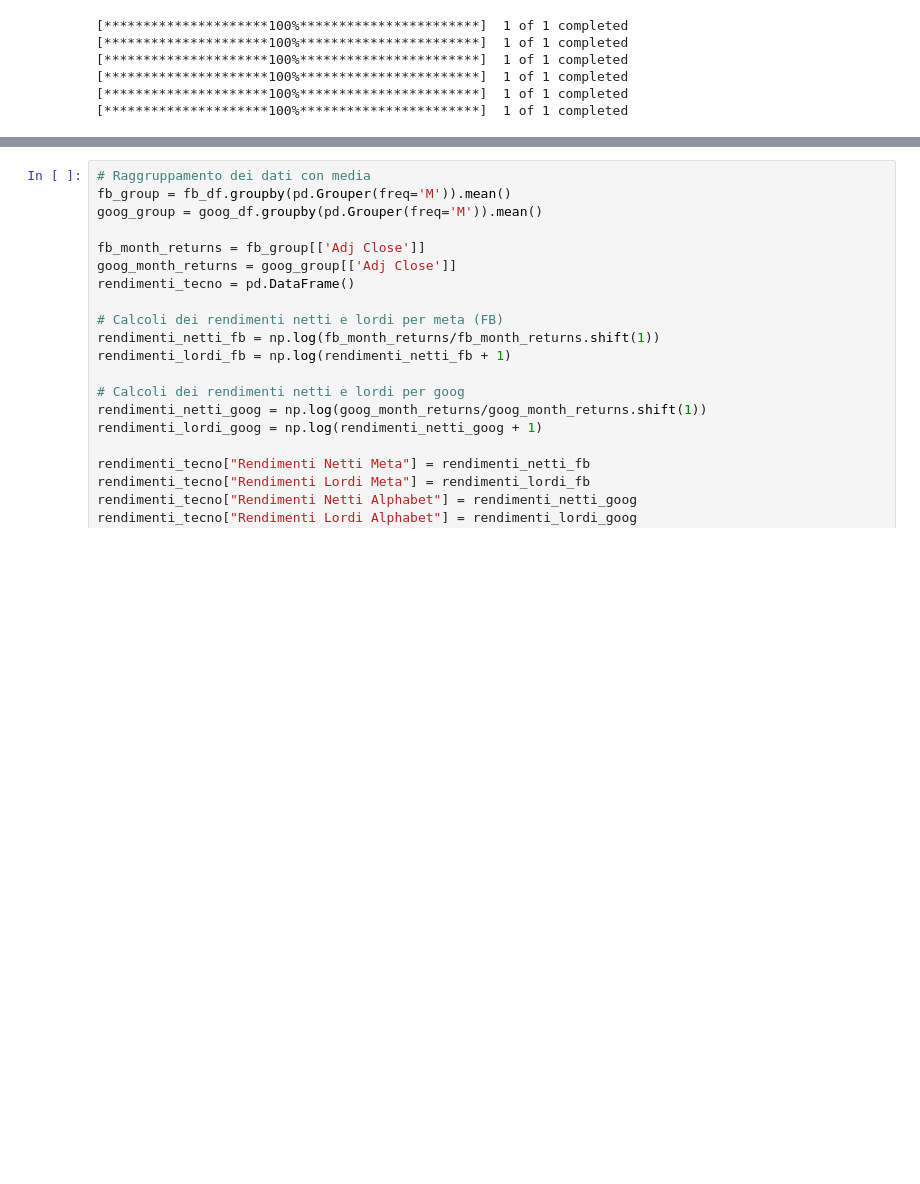
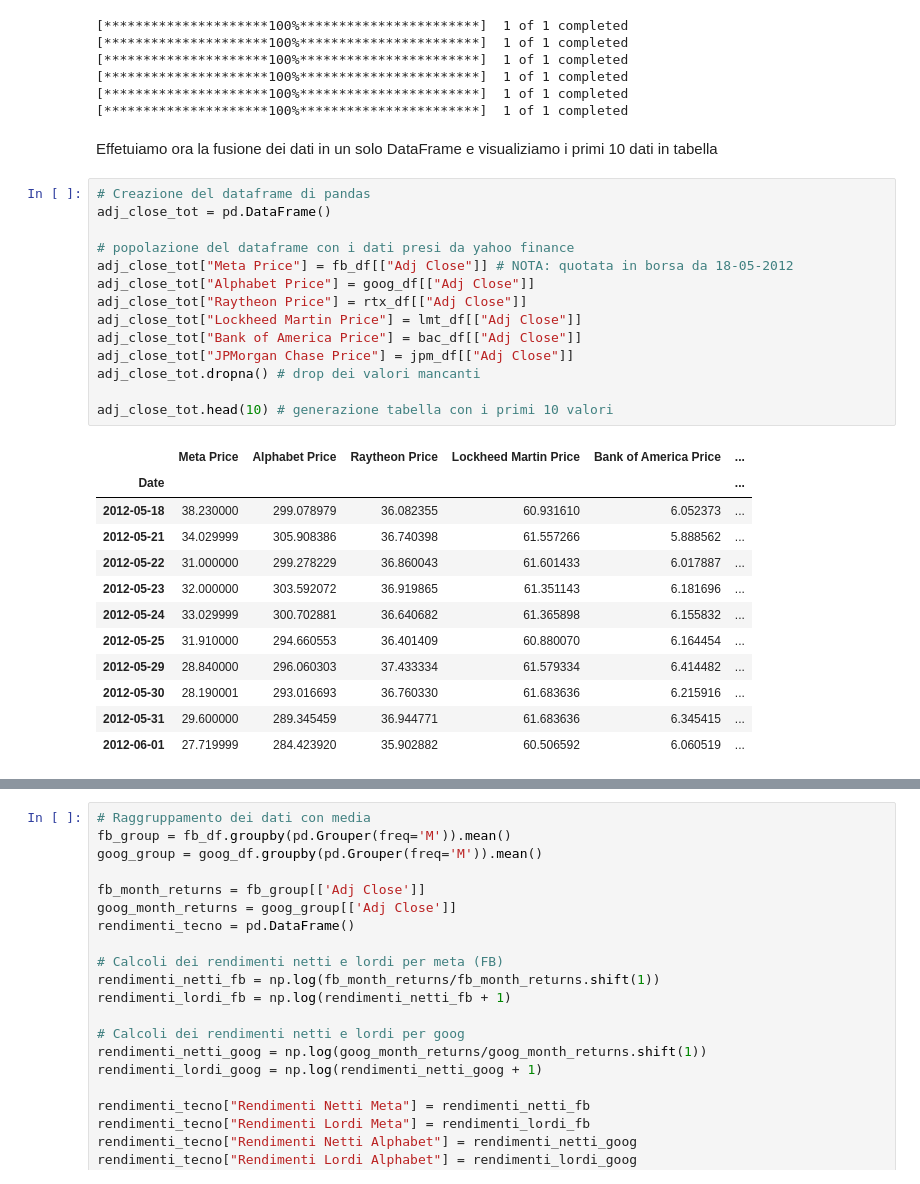
Before and after one commit to tommcamm/BISF-Project, a Jupyter notebook: python/Notebook del progetto.ipynb, the cells around one changed output, grey strips where cells are left out. Drawn from its saved outputs; the diff is of its cells as text; blank space fills up the shorter version.

```diff
--- a/python/Notebook del progetto.ipynb
+++ b/python/Notebook del progetto.ipynb
@@ -38,3 +38,32 @@ jpm_df = yf.download('JPM', start='2011-11-30', end='2021-11-30')
 [*********************100%***********************]  1 of 1 completed
 [*********************100%***********************]  1 of 1 completed
 [*********************100%***********************]  1 of 1 completed
+# %% [markdown]
+Effetuiamo ora la fusione dei dati in un solo DataFrame e visualiziamo i primi 10 dati in tabella
+# %%
+# Creazione del dataframe di pandas
+adj_close_tot = pd.DataFrame()
+
+# popolazione del dataframe con i dati presi da yahoo finance
+adj_close_tot["Meta Price"] = fb_df[["Adj Close"]] # NOTA: quotata in borsa da 18-05-2012
+adj_close_tot["Alphabet Price"] = goog_df[["Adj Close"]]
+adj_close_tot["Raytheon Price"] = rtx_df[["Adj Close"]]
+adj_close_tot["Lockheed Martin Price"] = lmt_df[["Adj Close"]]
+adj_close_tot["Bank of America Price"] = bac_df[["Adj Close"]]
+adj_close_tot["JPMorgan Chase Price"] = jpm_df[["Adj Close"]]
+adj_close_tot.dropna() # drop dei valori mancanti
+
+adj_close_tot.head(10) # generazione tabella con i primi 10 valori
+# %% [output]
+|  | Meta Price | Alphabet Price | Raytheon Price | Lockheed Martin Price | Bank of America Price | ... |
+| Date |  |  |  |  |  | ... |
+| 2012-05-18 | 38.230000 | 299.078979 | 36.082355 | 60.931610 | 6.052373 | ... |
+| 2012-05-21 | 34.029999 | 305.908386 | 36.740398 | 61.557266 | 5.888562 | ... |
+| 2012-05-22 | 31.000000 | 299.278229 | 36.860043 | 61.601433 | 6.017887 | ... |
+| 2012-05-23 | 32.000000 | 303.592072 | 36.919865 | 61.351143 | 6.181696 | ... |
+| 2012-05-24 | 33.029999 | 300.702881 | 36.640682 | 61.365898 | 6.155832 | ... |
+| 2012-05-25 | 31.910000 | 294.660553 | 36.401409 | 60.880070 | 6.164454 | ... |
+| 2012-05-29 | 28.840000 | 296.060303 | 37.433334 | 61.579334 | 6.414482 | ... |
+| 2012-05-30 | 28.190001 | 293.016693 | 36.760330 | 61.683636 | 6.215916 | ... |
+| 2012-05-31 | 29.600000 | 289.345459 | 36.944771 | 61.683636 | 6.345415 | ... |
+| 2012-06-01 | 27.719999 | 284.423920 | 35.902882 | 60.506592 | 6.060519 | ... |
```
Also changed, not shown: parts of 6 cells of this notebook, 6 other files.
